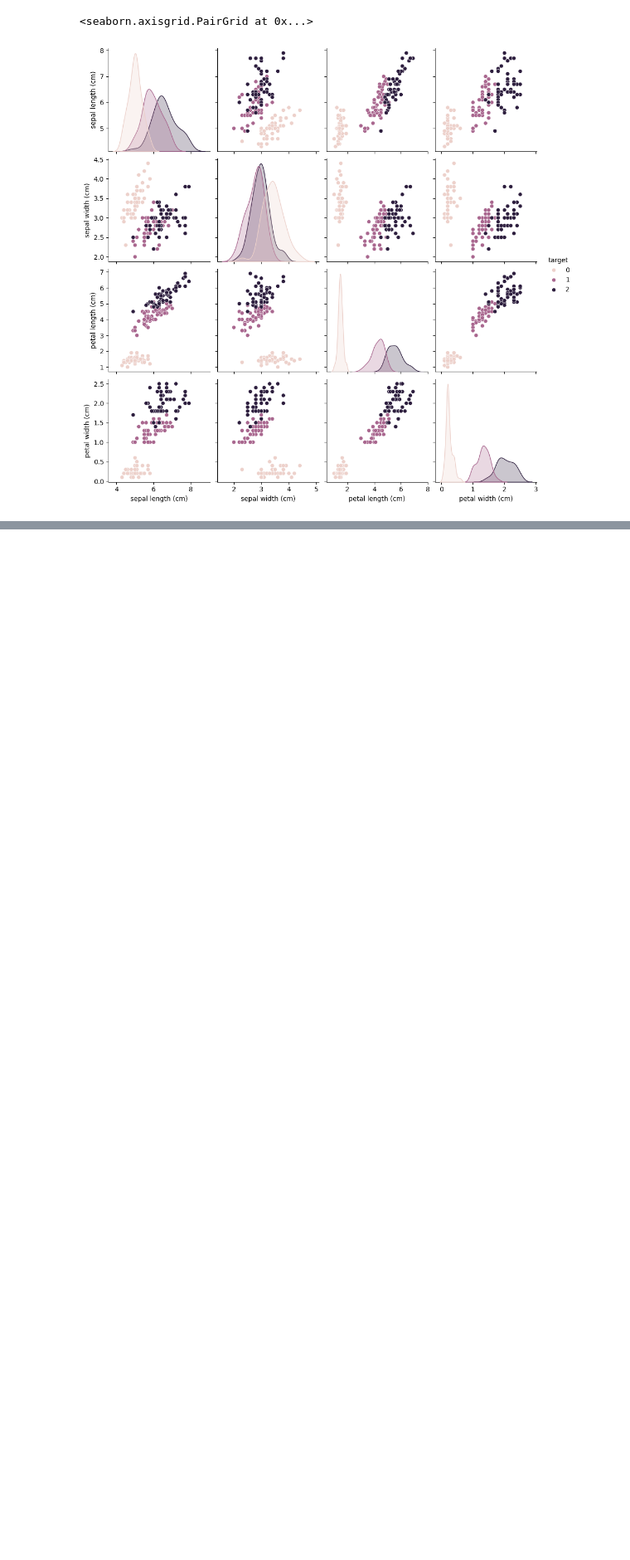
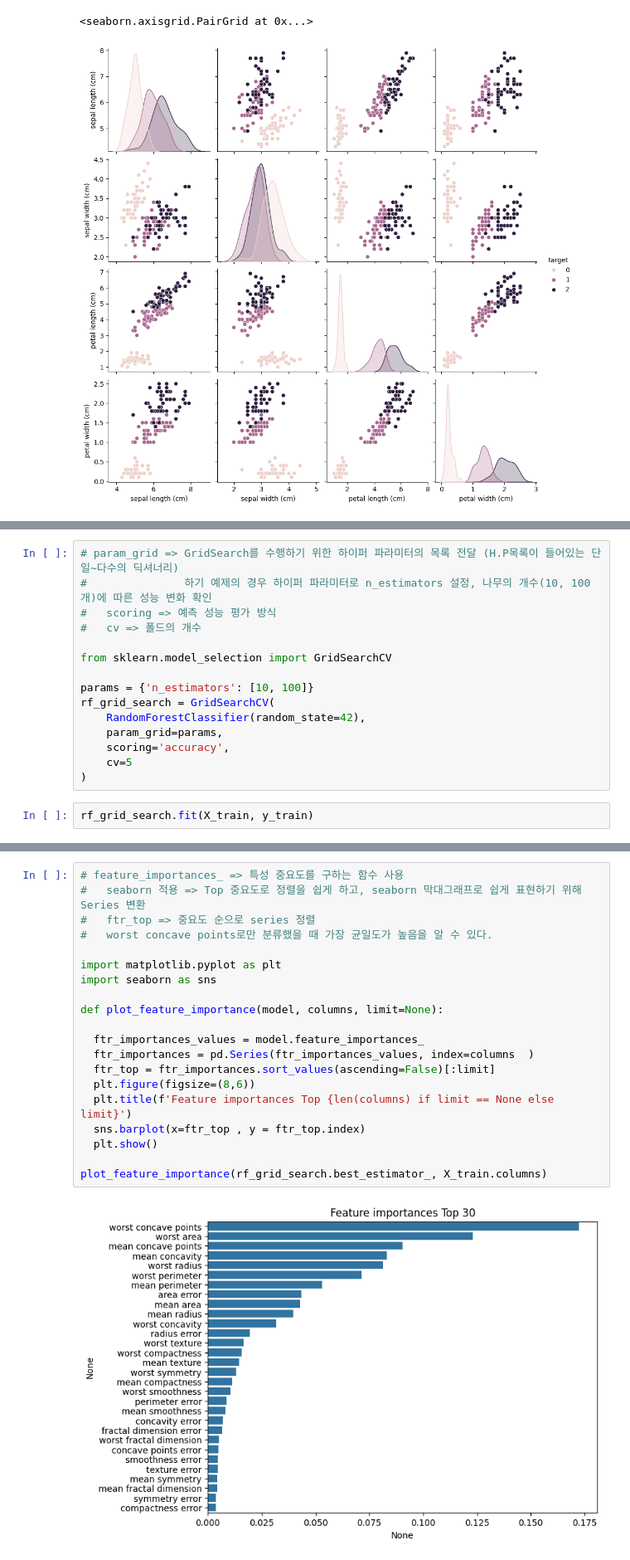
Before and after one commit to yant1001/Machine_Learning, a Jupyter notebook: 03. classification.ipynb, the cells around one changed output, grey strips where cells are left out. Shown at 83% size. Drawn from its saved outputs; the diff is of its cells as text; blank space fills up the shorter version.

```diff
--- a/03. classification.ipynb
+++ b/03. classification.ipynb
@@ -398,0 +538,17 @@ sns.pairplot(
+# %%
+# param_grid => GridSearch를 수행하기 위한 하이퍼 파라미터의 목록 전달 (H.P목록이 들어있는 단일~다수의 딕셔너리)
+#               하기 예제의 경우 하이퍼 파라미터로 n_estimators 설정, 나무의 개수(10, 100개)에 따른 성능 변화 확인
+#   scoring => 예측 성능 평가 방식
+#   cv => 폴드의 개수
+
+from sklearn.model_selection import GridSearchCV
+
+params = {'n_estimators': [10, 100]}
+rf_grid_search = GridSearchCV(
+    RandomForestClassifier(random_state=42),
+    param_grid=params,
+    scoring='accuracy',
+    cv=5
+)
+# %%
+rf_grid_search.fit(X_train, y_train)
@@ -398,0 +573,22 @@ sns.pairplot(
+# %%
+# feature_importances_ => 특성 중요도를 구하는 함수 사용
+#   seaborn 적용 => Top 중요도로 정렬을 쉽게 하고, seaborn 막대그래프로 쉽게 표현하기 위해 Series 변환
+#   ftr_top => 중요도 순으로 series 정렬
+#   worst concave points로만 분류했을 때 가장 균일도가 높음을 알 수 있다.
+
+import matplotlib.pyplot as plt
+import seaborn as sns
+
+def plot_feature_importance(model, columns, limit=None):
+
+  ftr_importances_values = model.feature_importances_
+  ftr_importances = pd.Series(ftr_importances_values, index=columns  )
+  ftr_top = ftr_importances.sort_values(ascending=False)[:limit]
+  plt.figure(figsize=(8,6))
+  plt.title(f'Feature importances Top {len(columns) if limit == None else limit}')
+  sns.barplot(x=ftr_top , y = ftr_top.index)
+  plt.show()
+
+plot_feature_importance(rf_grid_search.best_estimator_, X_train.columns)
+# %% [output]
+[figure, added]
```
Also changed, not shown: parts of 62 cells of this notebook.
